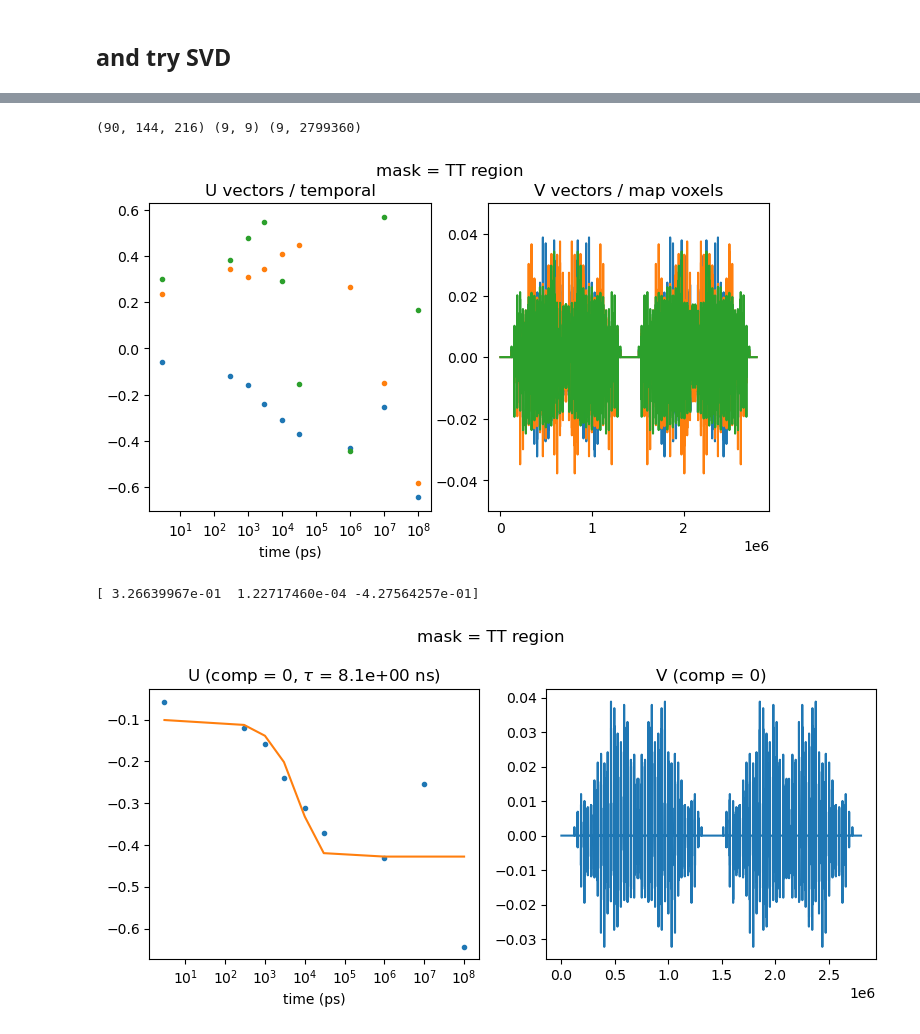
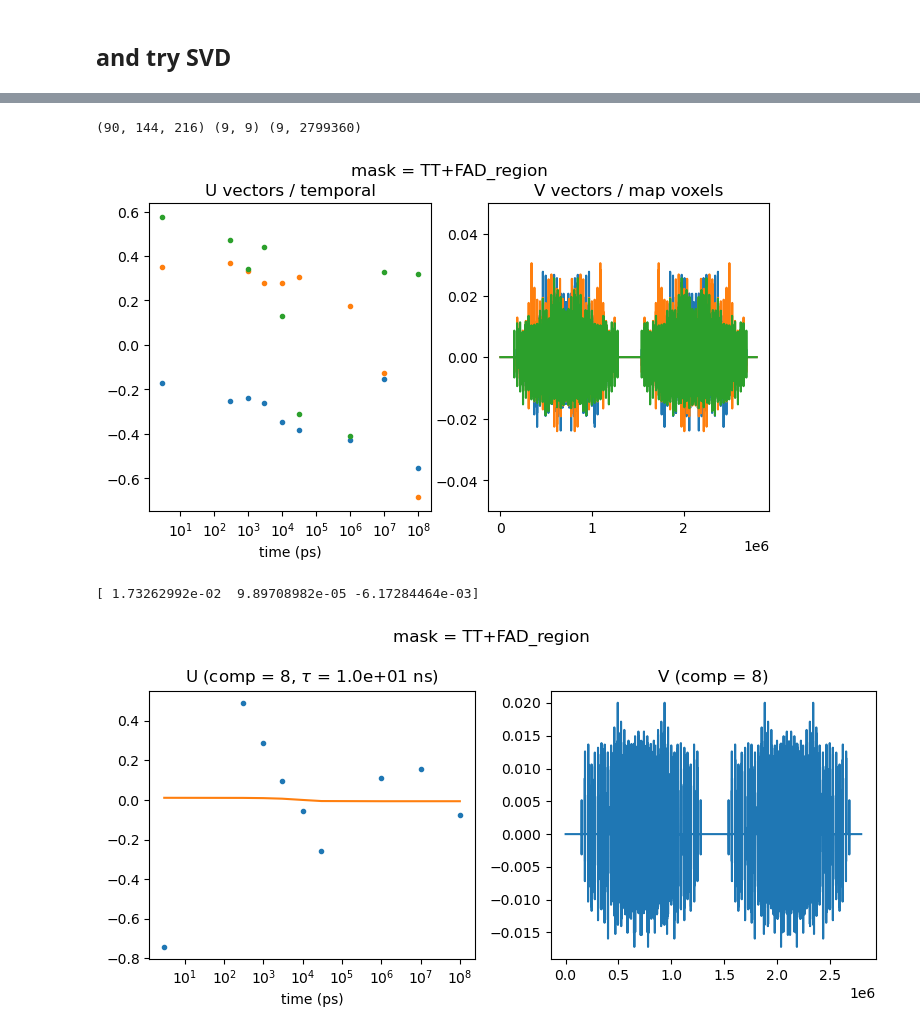
Before and after one commit to tjlane/mmcpd-p19638, a Jupyter notebook: svd.ipynb, the cells around one changed output, grey strips where cells are left out. Drawn from its saved outputs; the diff is of its cells as text; code cells hidden in the pictures.

Commit message:
svd working - forgot to save

```diff
--- a/svd.ipynb
+++ b/svd.ipynb
@@ -22,9 +22,9 @@ HIGH_RES = 25.0
 
 #MASK = lambda map : map  ; MASK_NAME = 'none'
 #MASK = lambda map : masks.mask_solvent(PDB, map)  ; MASK_NAME = 'solvent'
-MASK = masks.TT_chainA_region_only  ; MASK_NAME = 'TT region'
-#MASK = masks.FDA_chainA_region_only  ; MASK_NAME = 'FAD region'
-#MASK = masks.FDA_and_TT_chainA_region_only  ; MASK_NAME = 'TT+FAD region'
+#MASK = masks.TT_chainA_region_only  ; MASK_NAME = 'TT_region'
+#MASK = masks.FDA_chainA_region_only  ; MASK_NAME = 'FAD_region'
+MASK = masks.FDA_and_TT_chainA_region_only  ; MASK_NAME = 'TT+FAD_region'
 
 STANDARDIZE = True # set map to zero mean, 1 std
 # %%
@@ -70,6 +70,7 @@ for tp in tps:
         map = standardize_map(map)
 
     map = np.array( MASK( grid ) )
+    MAP_SHAPE = map.shape
     maps.append(map.flatten())
 
     fraction_of_zeros = np.sum(map == 0) / float(np.product(map.shape))
@@ -127,11 +128,11 @@ plt.ylim([-0.05, 0.05])
 plt.show()
 # %% [output]
 (90, 144, 216) (9, 9) (9, 2799360)
-[figure, old version]
+[figure, new version]
 # %%
-SAVE = False
+SAVE = True
 
-component = 0
+component = 8
 sign      = 1
 cut_last  = 0
 
@@ -144,34 +145,37 @@ else:
     y = sign * U[:, component]
 
 expntl = lambda t,a,b,c: a * np.exp(-b*t) + c
 p_opt, _ = curve_fit(expntl,  x,  y,  p0=(0.1, 1e-3, 0.0))
 print(p_opt)
 
+v_component = Vh[component,:].T
+
 # ---- plotting
 
 plt.figure(figsize=(8,4))
 
 axL = plt.subplot(121)
 axL.plot(x, y, '.')
 axL.plot(x, expntl(x, *p_opt))
 
 plt.title(r'U (comp = %d, $\tau$ = %.1e ns)' % (component, 1e-3/p_opt[1]))
 plt.suptitle(f'mask = {MASK_NAME}')
 axL.set_xlabel('time (ps)')
 axL.set_xscale('symlog')
 
 axR = plt.subplot(122)
-axR.plot(sign * Vh[component,:].T)
+axR.plot(v_component)
 plt.title('V (comp = %d)' % component)
 
 
 plt.tight_layout()
 
 if SAVE:
     plt.savefig('figures/svd_mask-%s-%dth_comp.pdf' % (MASK_NAME, component))
-
+    svd_component_grid = gemmi.FloatGrid(v_component.reshape(MAP_SHAPE))
+    masks.grid_to_PL_map(svd_component_grid, f'svd_mask{MASK_NAME}_comp{component}.ccp4')
 
 plt.show()
 # %% [output]
-[ 3.26639967e-01  1.22717460e-04 -4.27564257e-01]
+[ 1.73262992e-02  9.89708982e-05 -6.17284464e-03]
-[figure, old version]
+[figure, new version]
```
Also changed, not shown: parts of 2 cells of this notebook.
